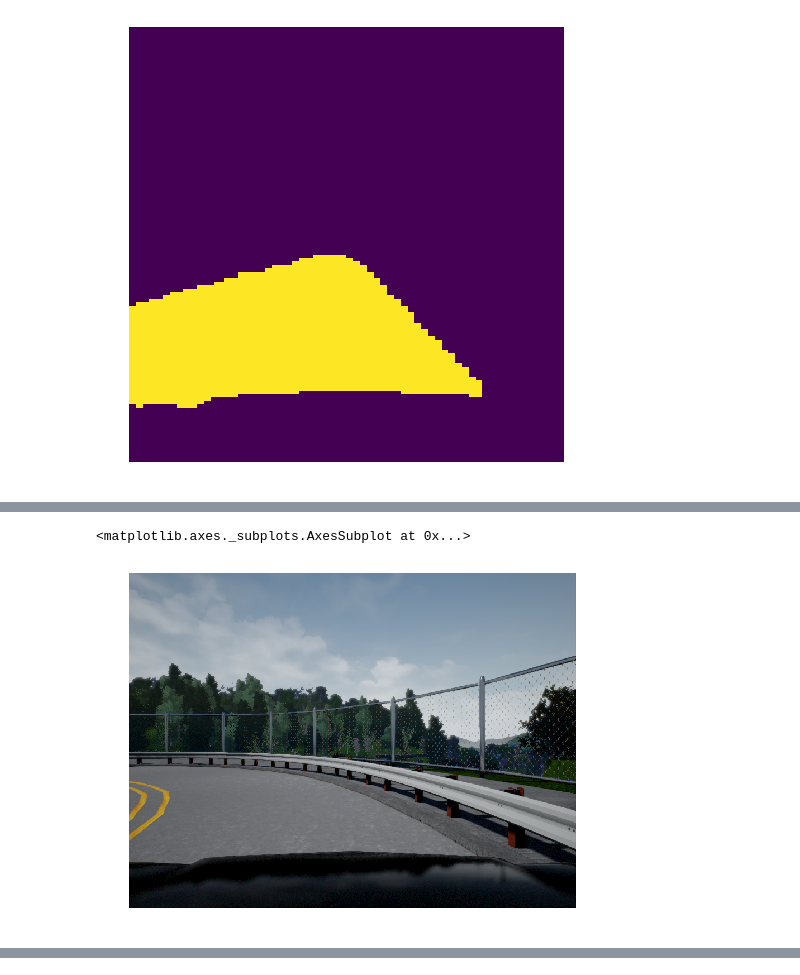
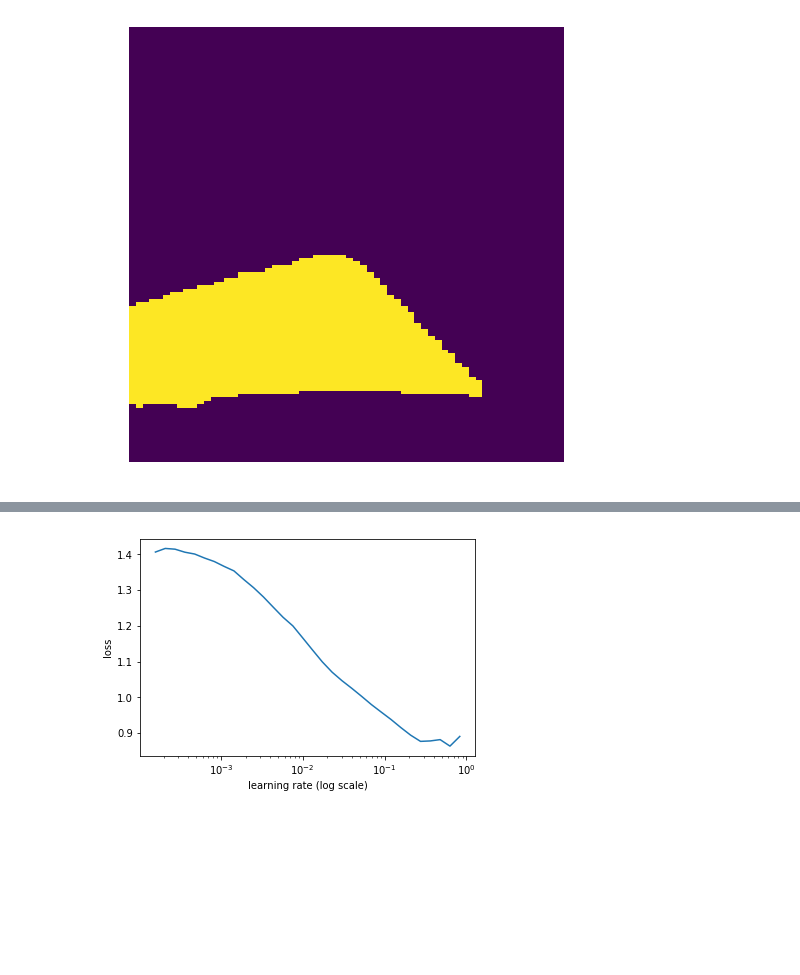
Before and after one commit to thedch/lyft-challenge, a Jupyter notebook: lyft.ipynb, the cells around one changed output, grey strips where cells are left out. Drawn from its saved outputs; the diff is of its cells as text; code cells hidden in the pictures; blank space fills up the shorter version.

```diff
--- a/lyft.ipynb
+++ b/lyft.ipynb
@@ -273,4 +270,15 @@ PicklingError: Can't pickle <function <lambda> at 0x...>: attribute lookup <lamb
+# %%
+sz = 512
+bs = 16
+# %%
+transforms = tfms_from_model(resnet34, sz, crop_type=CropType.NO, tfm_y=TfmType.CLASS, aug_tfms=aug_tfms)
+datasets = ImageData.get_ds(MatchedFilesDatset, (trn_x,trn_y), (val_x,val_y), transforms, path='')
+md = ImageData(PATH, datasets, bs, num_workers=8, classes=None)
+# %%
+models = ConvnetBuilder(resnet34, 0, 0, 0, custom_head=simple_up)
+learn = ConvLearner(md, models)
+learn.opt_fn=optim.Adam
+learn.crit=nn.BCEWithLogitsLoss()
+learn.metrics=[accuracy_thresh(0.5)]
 # %%
 learn.load('road-128')
-# %%
-learn.precompute=False
@@ -307,5 +285,4 @@ show_img(pred[0,...]>0)
-# %%
-show_img(im)
-# %% [output]
-<matplotlib.axes._subplots.AxesSubplot at 0x...>
-[figure, removed]
+# %%
+learn.lr_find()
+learn.sched.plot()
+# %% [output]
@@ -311,0 +290 @@ show_img(im)
+[figure, added]
```
Also changed, not shown: parts of 13 cells of this notebook, 2 other files.
